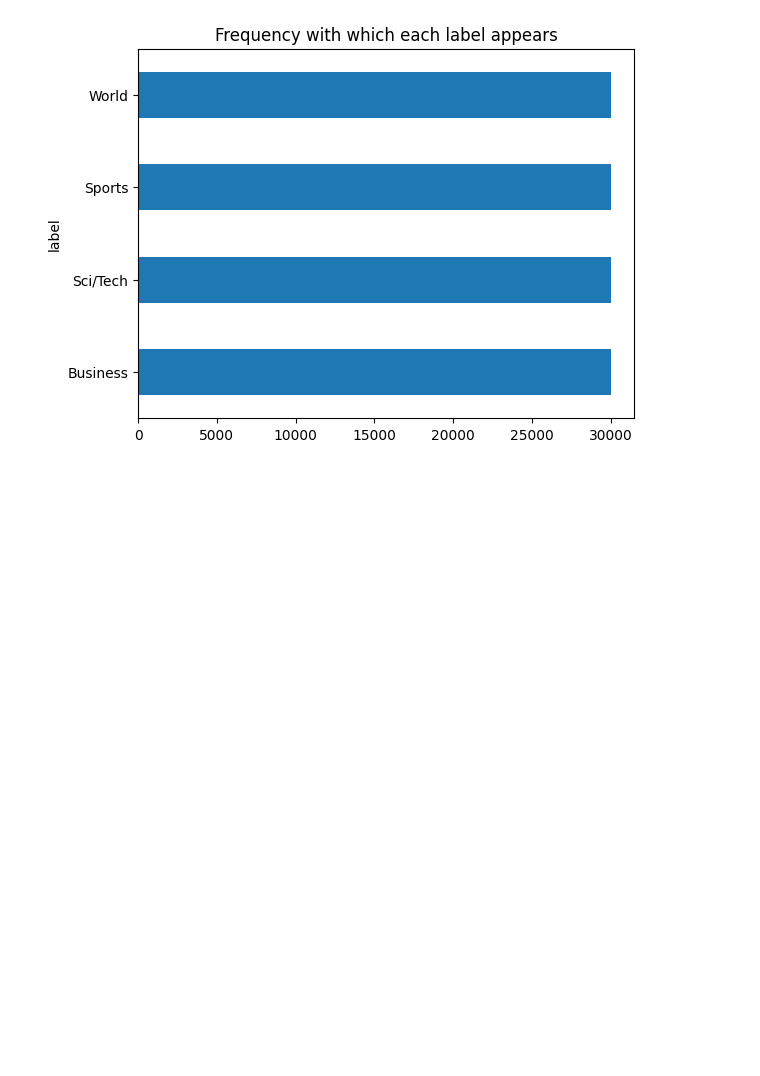
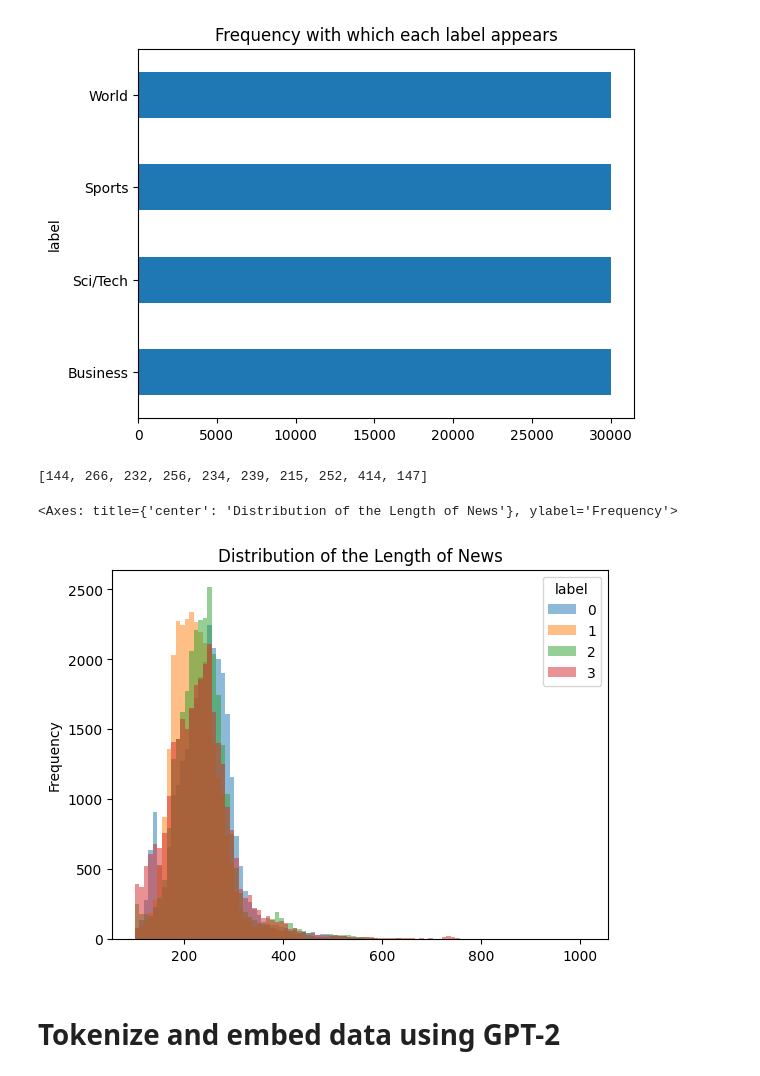
Before and after one commit to chienhsiang-hung/HuggingFaceSharing, a Jupyter notebook: Getting started.ipynb, the cells around one changed output. Cells and saved outputs as stored; diff of their text form; code cells hidden in the pictures; blank space fills up the shorter version.

```diff
--- a/Getting started.ipynb
+++ b/Getting started.ipynb
@@ -257,3 +257,24 @@ id2label
 # %% [output]
 <Axes: title={'center': 'Frequency with which each label appears'}, ylabel='label'>
 [figure]
+# %%
+def get_lenght_of_text(example):
+    example['length_of_text'] = len(example['text'])
+    return example
+
+dataset = dataset.map(get_lenght_of_text)
+dataset[:10]['length_of_text']
+# %% [output]
+[144, 266, 232, 256, 234, 239, 215, 252, 414, 147]
+# %%
+(
+    dataset.select_columns(["label", "length_of_text"])
+           .to_pandas()
+           .pivot(columns='label', values='length_of_text')
+           .plot.hist(bins=100, alpha=0.5, title="Distribution of the Length of News")
+)
+# %% [output]
+<Axes: title={'center': 'Distribution of the Length of News'}, ylabel='Frequency'>
+[figure, added]
+# %% [markdown]
+# Tokenize and embed data using GPT-2
```
Also changed, not shown: parts of 1 cell of this notebook.
